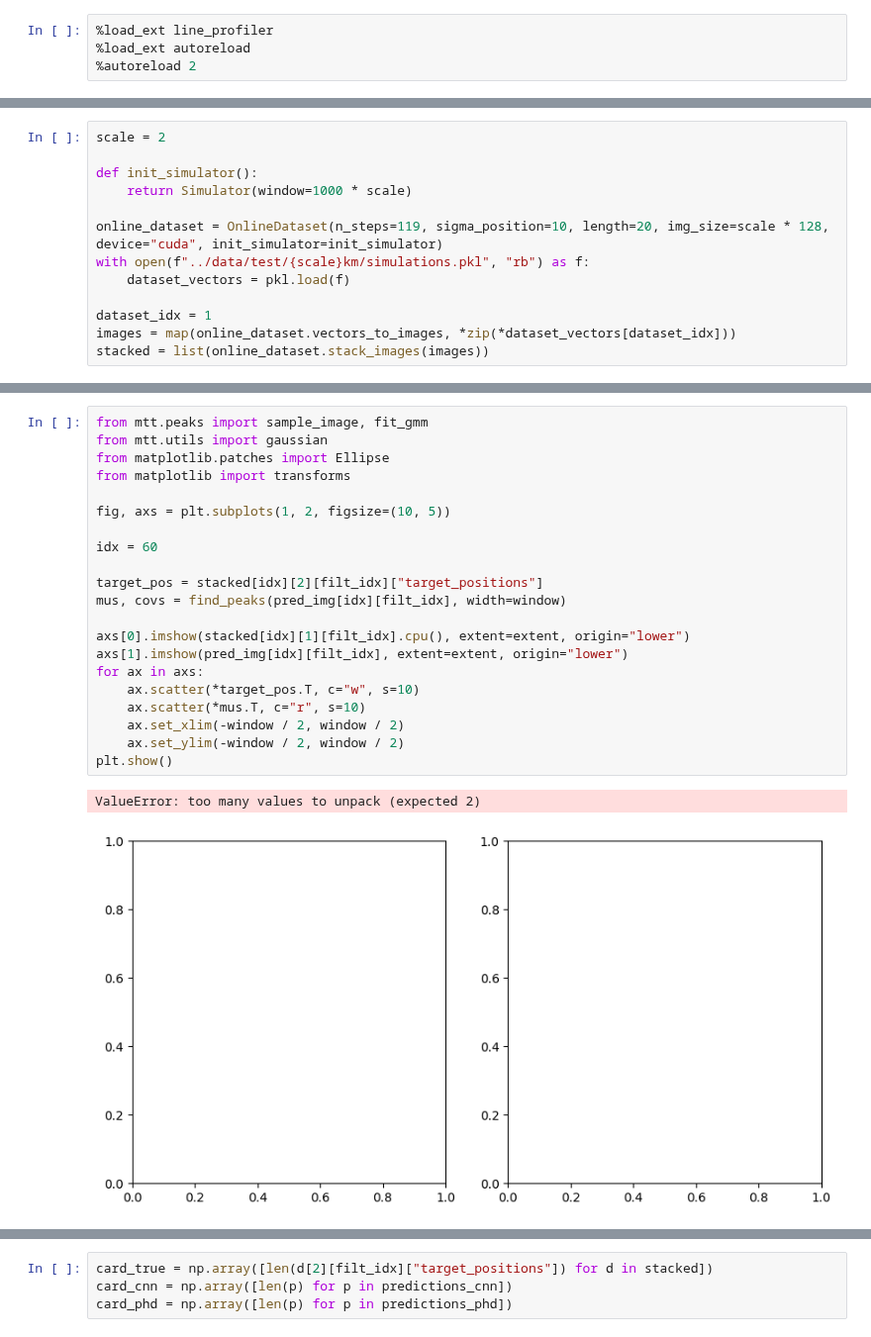
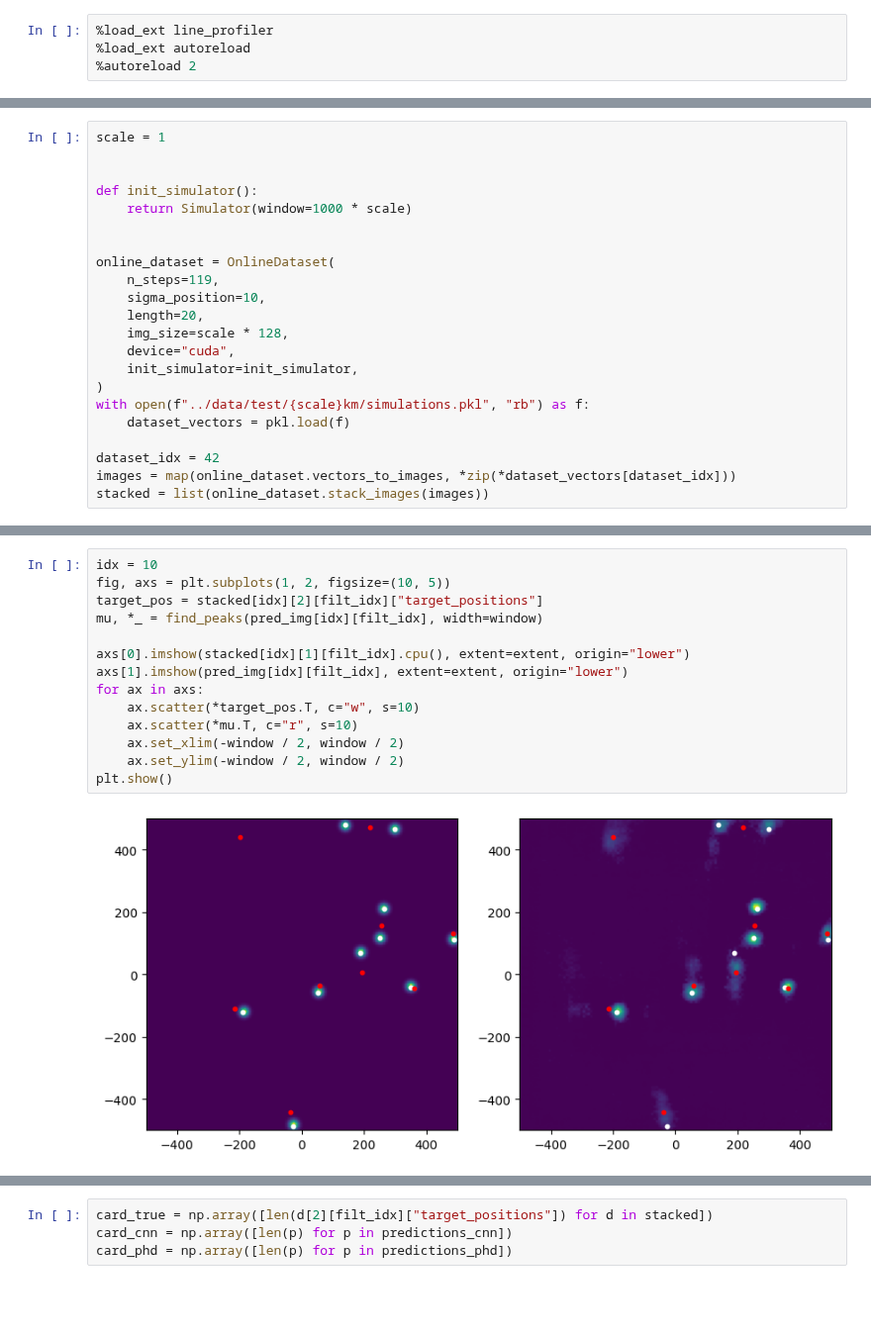
Before and after one commit to Damowerko/mtt, a Jupyter notebook: scripts/evaluate.ipynb, the cells around one changed output, grey strips where cells are left out. Shown at 99% size. Cells and saved outputs as stored; diff of their text form; blank space fills up the shorter version.

Commit message:
finish data collection and add example images

```diff
--- a/scripts/evaluate.ipynb
+++ b/scripts/evaluate.ipynb
@@ -20,16 +22,25 @@ from mtt.phd import phd_filter, positions_from_phd
 
 rng = np.random.default_rng()
 # %%
-scale = 2
+scale = 1
+
 
 def init_simulator():
     return Simulator(window=1000 * scale)
 
-online_dataset = OnlineDataset(n_steps=119, sigma_position=10, length=20, img_size=scale * 128, device="cuda", init_simulator=init_simulator)
+
+online_dataset = OnlineDataset(
+    n_steps=119,
+    sigma_position=10,
+    length=20,
+    img_size=scale * 128,
+    device="cuda",
+    init_simulator=init_simulator,
+)
 with open(f"../data/test/{scale}km/simulations.pkl", "rb") as f:
     dataset_vectors = pkl.load(f)
 
-dataset_idx = 1
+dataset_idx = 42
 images = map(online_dataset.vectors_to_images, *zip(*dataset_vectors[dataset_idx]))
 stacked = list(online_dataset.stack_images(images))
 # %%
@@ -65,24 +77,16 @@ for i in range(n):
 # %%
-from mtt.peaks import sample_image, fit_gmm
-from mtt.utils import gaussian
-from matplotlib.patches import Ellipse
-from matplotlib import transforms
-
+idx = 10
 fig, axs = plt.subplots(1, 2, figsize=(10, 5))
-
-idx = 60
-
 target_pos = stacked[idx][2][filt_idx]["target_positions"]
-mus, covs = find_peaks(pred_img[idx][filt_idx], width=window)
+mu, *_ = find_peaks(pred_img[idx][filt_idx], width=window)
 
 axs[0].imshow(stacked[idx][1][filt_idx].cpu(), extent=extent, origin="lower")
 axs[1].imshow(pred_img[idx][filt_idx], extent=extent, origin="lower")
 for ax in axs:
     ax.scatter(*target_pos.T, c="w", s=10)
-    ax.scatter(*mus.T, c="r", s=10)
+    ax.scatter(*mu.T, c="r", s=10)
     ax.set_xlim(-window / 2, window / 2)
     ax.set_ylim(-window / 2, window / 2)
 plt.show()
 # %% [output]
-ValueError: too many values to unpack (expected 2)
-[figure, old version]
+[figure, new version]
```
Also changed, not shown: parts of 9 cells of this notebook, 2 other files.
